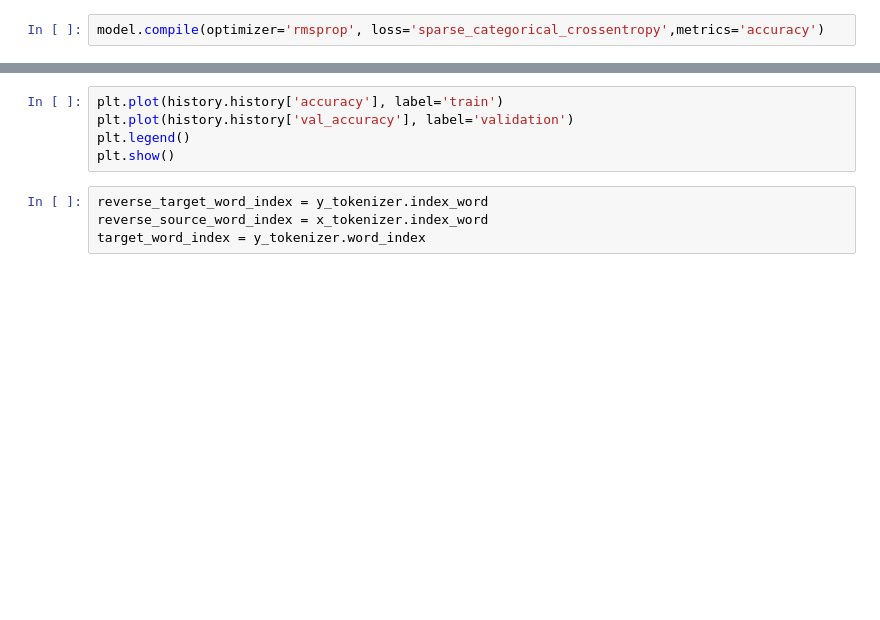
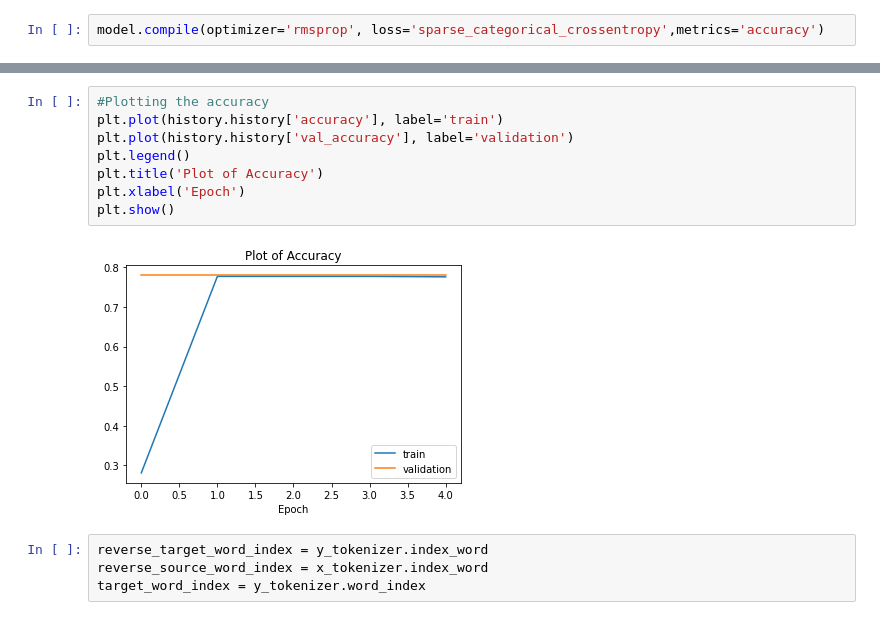
Before and after one commit to alickd/SEP740_DLProject, a Jupyter notebook: Text_Summarization_Deep_Learning_Project.ipynb, the cells around one changed output, grey strips where cells are left out. Saved outputs shown, nothing was run; the diff lists cells and outputs as text; blank space fills up the shorter version.

```diff
--- a/Text_Summarization_Deep_Learning_Project.ipynb
+++ b/Text_Summarization_Deep_Learning_Project.ipynb
@@ -328,8 +378,13 @@ plt.show()
 # %%
+#Plotting the accuracy
 plt.plot(history.history['accuracy'], label='train')
 plt.plot(history.history['val_accuracy'], label='validation')
 plt.legend()
+plt.title('Plot of Accuracy')
+plt.xlabel('Epoch')
 plt.show()
+# %% [output]
+[figure, added]
 # %%
 reverse_target_word_index = y_tokenizer.index_word
 reverse_source_word_index = x_tokenizer.index_word
```
Also changed, not shown: parts of 28 cells of this notebook.
